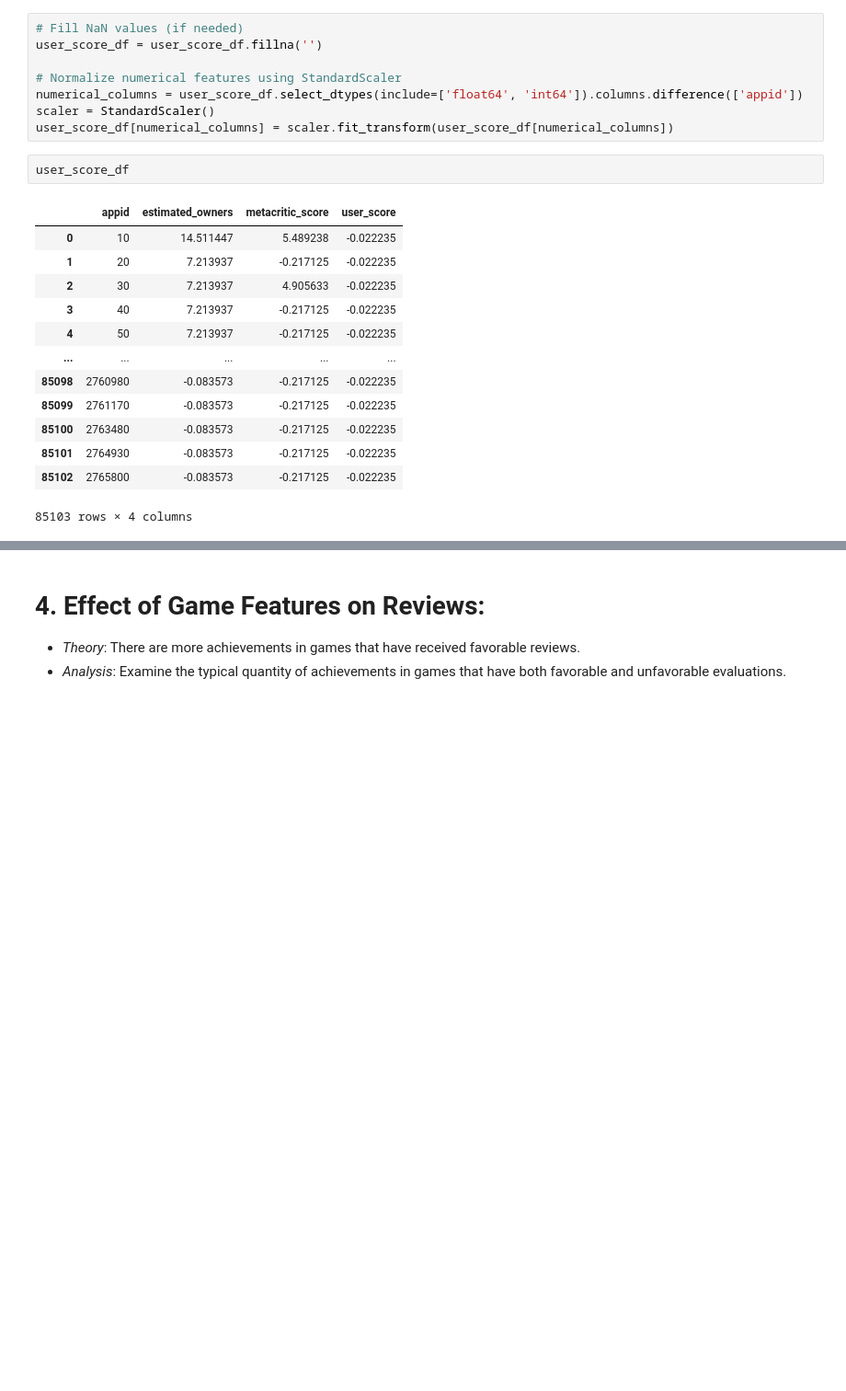
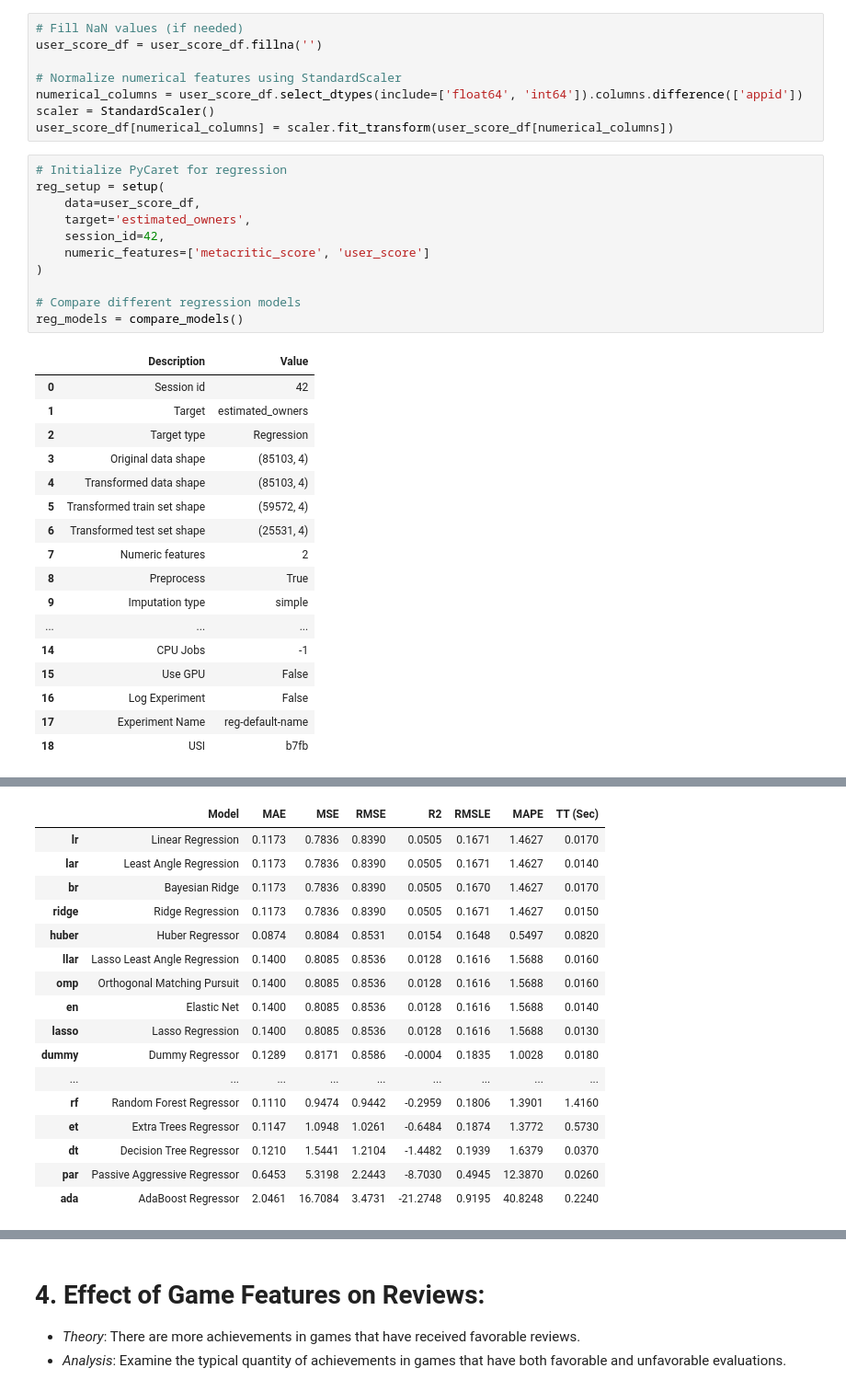
Before and after one commit to AlexOrtiz5/Games-Study, a Jupyter notebook: notebook/data_modeling.ipynb, the cells around one changed output, grey strips where cells are left out. Shown at 92% size. Cells and saved outputs as stored; diff of their text form; blank space fills up the shorter version.

```diff
--- a/notebook/data_modeling.ipynb
+++ b/notebook/data_modeling.ipynb
@@ -329,19 +445,32 @@ user_score_df = user_score_df.fillna('')
 numerical_columns = user_score_df.select_dtypes(include=['float64', 'int64']).columns.difference(['appid'])
 scaler = StandardScaler()
 user_score_df[numerical_columns] = scaler.fit_transform(user_score_df[numerical_columns])
-# %%
-user_score_df
-# %% [output]
-|  | appid | estimated_owners | metacritic_score | user_score |
-| 0 | 10 | 14.511447 | 5.489238 | -0.022235 |
-| 1 | 20 | 7.213937 | -0.217125 | -0.022235 |
-| 2 | 30 | 7.213937 | 4.905633 | -0.022235 |
-| 3 | 40 | 7.213937 | -0.217125 | -0.022235 |
-| 4 | 50 | 7.213937 | -0.217125 | -0.022235 |
-| ... | ... | ... | ... | ... |
-| 85098 | 2760980 | -0.083573 | -0.217125 | -0.022235 |
-| 85099 | 2761170 | -0.083573 | -0.217125 | -0.022235 |
-| 85100 | 2763480 | -0.083573 | -0.217125 | -0.022235 |
-| 85101 | 2764930 | -0.083573 | -0.217125 | -0.022235 |
-| 85102 | 2765800 | -0.083573 | -0.217125 | -0.022235 |
-85103 rows × 4 columns
+# %%
+# Initialize PyCaret for regression
+reg_setup = setup(
+    data=user_score_df,
+    target='estimated_owners',
+    session_id=42,
+    numeric_features=['metacritic_score', 'user_score']
+)
+
+# Compare different regression models
+reg_models = compare_models()
+# %% [output]
+|  | Description | Value |
+| 0 | Session id | 42 |
+| 1 | Target | estimated_owners |
+| 2 | Target type | Regression |
+| 3 | Original data shape | (85103, 4) |
+| 4 | Transformed data shape | (85103, 4) |
+| 5 | Transformed train set shape | (59572, 4) |
+| 6 | Transformed test set shape | (25531, 4) |
+| 7 | Numeric features | 2 |
+| 8 | Preprocess | True |
+| 9 | Imputation type | simple |
+| ... | ... | ... |
+| 14 | CPU Jobs | -1 |
+| 15 | Use GPU | False |
+| 16 | Log Experiment | False |
+| 17 | Experiment Name | reg-default-name |
+| 18 | USI | b7fb |
@@ -347,0 +478,17 @@ user_score_df
+|  | Model | MAE | MSE | RMSE | R2 | RMSLE | MAPE | TT (Sec) |
+| lr | Linear Regression | 0.1173 | 0.7836 | 0.8390 | 0.0505 | 0.1671 | 1.4627 | 0.0170 |
+| lar | Least Angle Regression | 0.1173 | 0.7836 | 0.8390 | 0.0505 | 0.1671 | 1.4627 | 0.0140 |
+| br | Bayesian Ridge | 0.1173 | 0.7836 | 0.8390 | 0.0505 | 0.1670 | 1.4627 | 0.0170 |
+| ridge | Ridge Regression | 0.1173 | 0.7836 | 0.8390 | 0.0505 | 0.1671 | 1.4627 | 0.0150 |
+| huber | Huber Regressor | 0.0874 | 0.8084 | 0.8531 | 0.0154 | 0.1648 | 0.5497 | 0.0820 |
+| llar | Lasso Least Angle Regression | 0.1400 | 0.8085 | 0.8536 | 0.0128 | 0.1616 | 1.5688 | 0.0160 |
+| omp | Orthogonal Matching Pursuit | 0.1400 | 0.8085 | 0.8536 | 0.0128 | 0.1616 | 1.5688 | 0.0160 |
+| en | Elastic Net | 0.1400 | 0.8085 | 0.8536 | 0.0128 | 0.1616 | 1.5688 | 0.0140 |
+| lasso | Lasso Regression | 0.1400 | 0.8085 | 0.8536 | 0.0128 | 0.1616 | 1.5688 | 0.0130 |
+| dummy | Dummy Regressor | 0.1289 | 0.8171 | 0.8586 | -0.0004 | 0.1835 | 1.0028 | 0.0180 |
+| ... | ... | ... | ... | ... | ... | ... | ... | ... |
+| rf | Random Forest Regressor | 0.1110 | 0.9474 | 0.9442 | -0.2959 | 0.1806 | 1.3901 | 1.4160 |
+| et | Extra Trees Regressor | 0.1147 | 1.0948 | 1.0261 | -0.6484 | 0.1874 | 1.3772 | 0.5730 |
+| dt | Decision Tree Regressor | 0.1210 | 1.5441 | 1.2104 | -1.4482 | 0.1939 | 1.6379 | 0.0370 |
+| par | Passive Aggressive Regressor | 0.6453 | 5.3198 | 2.2443 | -8.7030 | 0.4945 | 12.3870 | 0.0260 |
+| ada | AdaBoost Regressor | 2.0461 | 16.7084 | 3.4731 | -21.2748 | 0.9195 | 40.8248 | 0.2240 |
```
Also changed, not shown: parts of 40 cells of this notebook.
